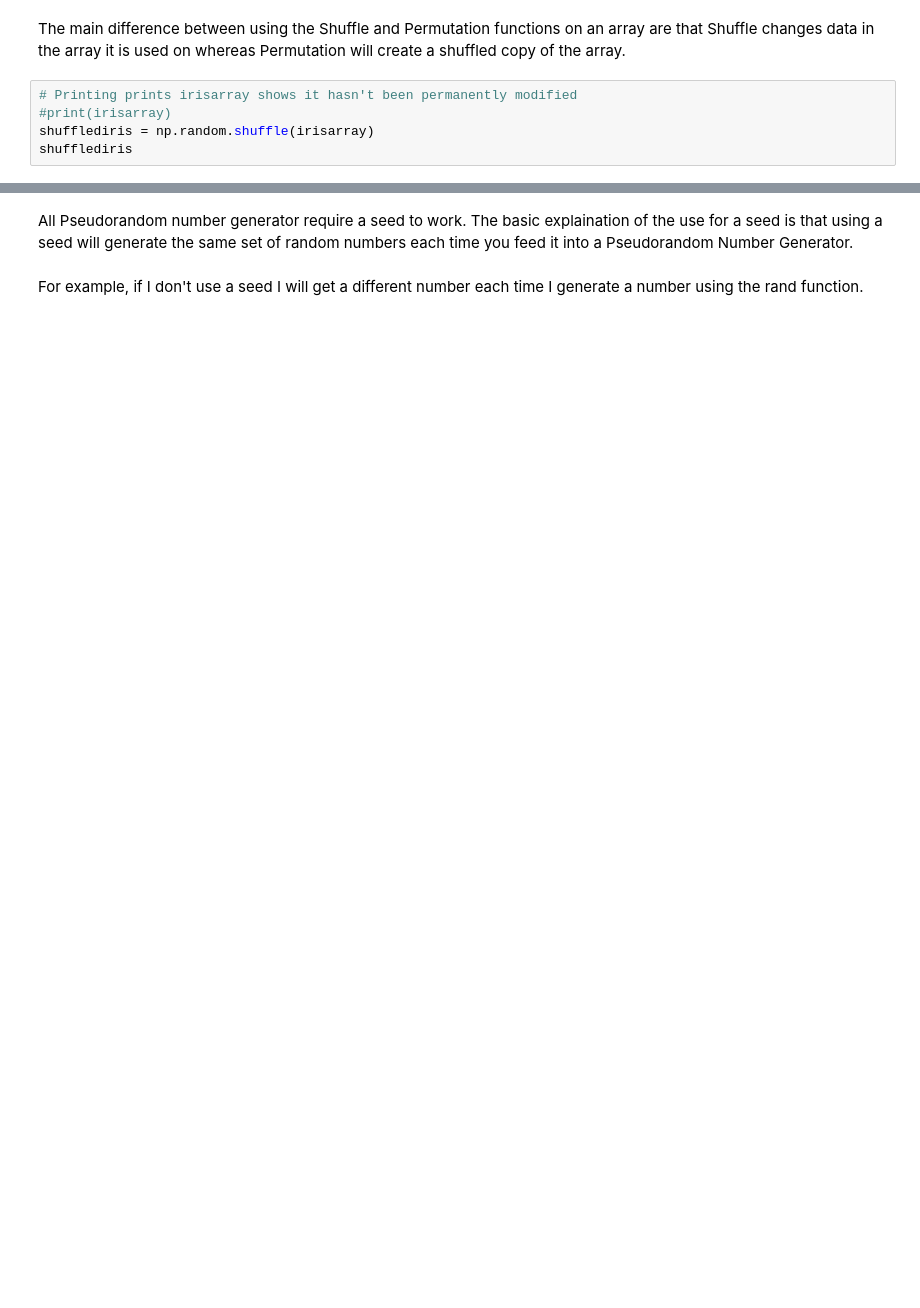
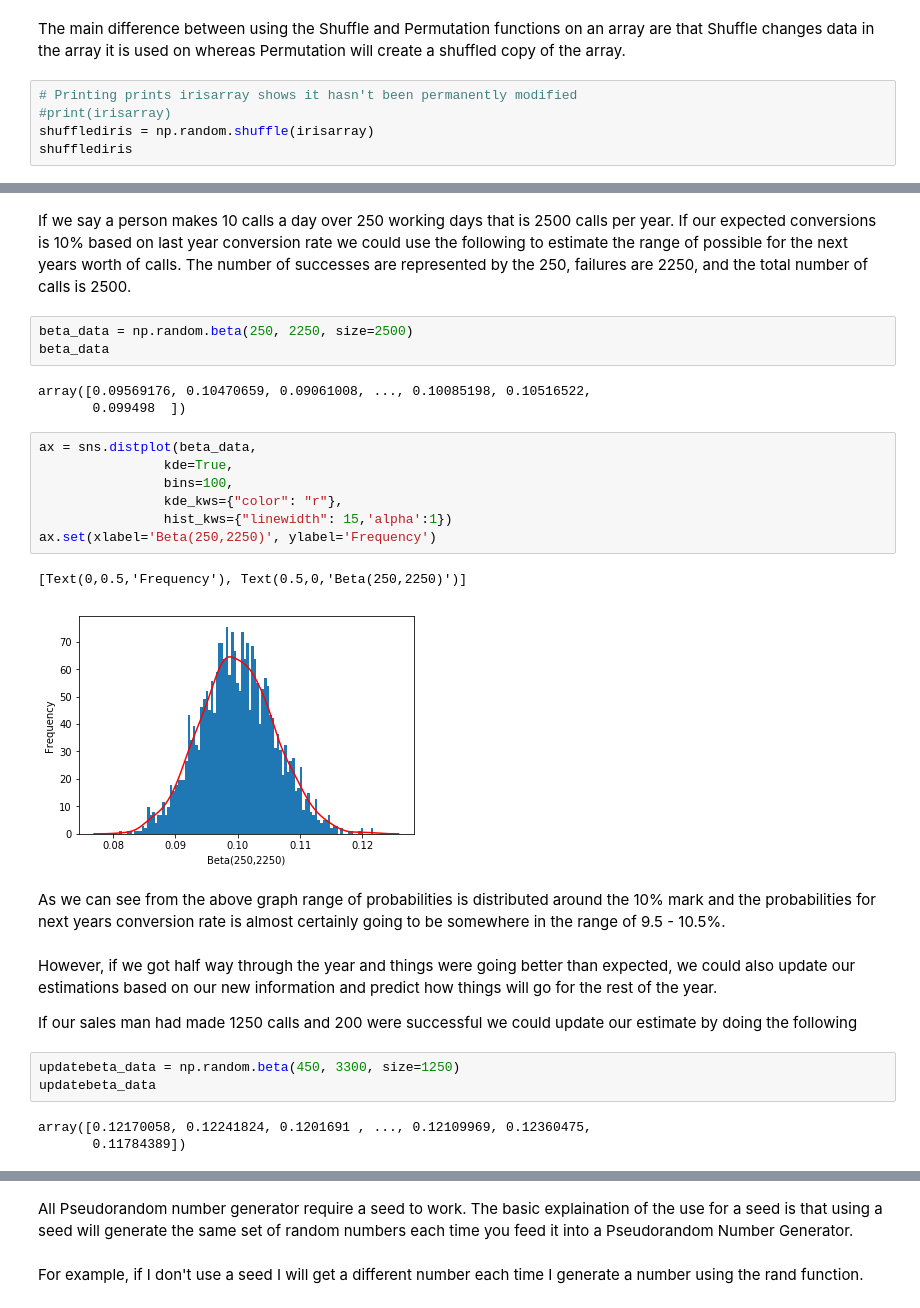
Before and after one commit to ConorHogan/PFDA-Practical-Assignment, a Jupyter notebook: PFDA-Practical-Assignment-Notebook.ipynb, the cells around one changed output, grey strips where cells are left out. Drawn from its saved outputs; the diff is of its cells as text; blank space fills up the shorter version.

```diff
--- a/PFDA-Practical-Assignment-Notebook.ipynb
+++ b/PFDA-Practical-Assignment-Notebook.ipynb
@@ -400,0 +353,30 @@ expo_data.std()
+# %% [markdown]
+If we say a person makes 10 calls a day over 250 working days that is 2500 calls per year. If our expected conversions is 10% based on last year conversion rate we could use the following to estimate the range of possible for the next years worth of calls. The number of successes are represented by the 250, failures are 2250, and the total number of calls is 2500.
+# %%
+beta_data = np.random.beta(250, 2250, size=2500)
+beta_data
+# %% [output]
+array([0.09569176, 0.10470659, 0.09061008, ..., 0.10085198, 0.10516522,
+       0.099498  ])
+# %%
+ax = sns.distplot(beta_data,
+                kde=True,
+                bins=100,
+                kde_kws={"color": "r"},
+                hist_kws={"linewidth": 15,'alpha':1})
+ax.set(xlabel='Beta(250,2250)', ylabel='Frequency')
+# %% [output]
+[Text(0,0.5,'Frequency'), Text(0.5,0,'Beta(250,2250)')]
+[figure, added]
+# %% [markdown]
+As we can see from the above graph range of probabilities is distributed around the 10% mark and the probabilities for next years conversion rate is almost certainly going to be somewhere in the range of 9.5 - 10.5%.
+# %% [markdown]
+However, if we got half way through the year and things were going better than expected, we could also update our estimations based on our new information and predict how things will go for the rest of the year.
+
+If our sales man had made 1250 calls and 200 were successful we could update our estimate by doing the following
+# %%
+updatebeta_data = np.random.beta(450, 3300, size=1250)
+updatebeta_data
+# %% [output]
+array([0.12170058, 0.12241824, 0.1201691 , ..., 0.12109969, 0.12360475,
+       0.11784389])
```
Also changed, not shown: parts of 88 cells of this notebook.
